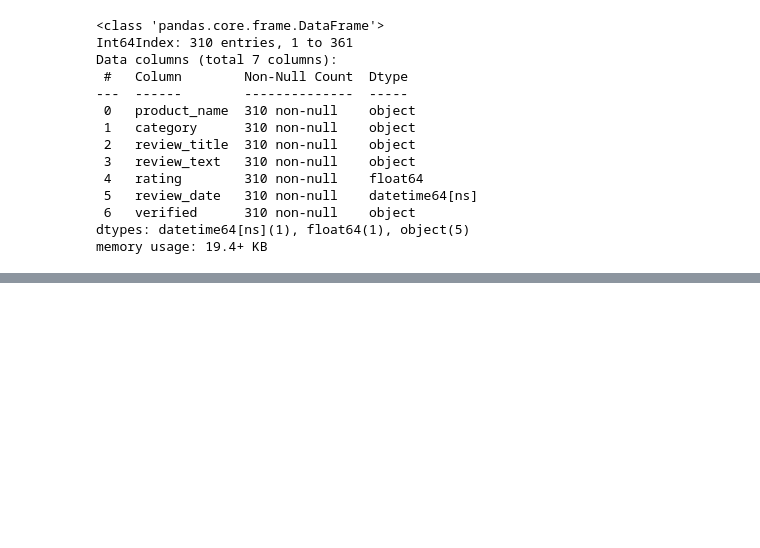
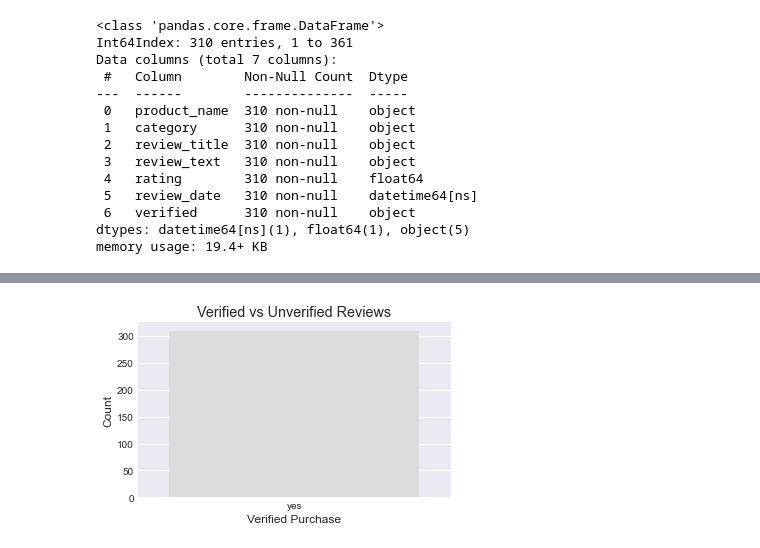
Before and after one commit to Assesa44/Kenya-Ecommerce-Reviews, a Jupyter notebook: Notebooks/analysis.ipynb, the cells around one changed output, grey strips where cells are left out. Cells and saved outputs as stored; diff of their text form; code cells hidden in the pictures; blank space fills up the shorter version.

```diff
--- a/Notebooks/analysis.ipynb
+++ b/Notebooks/analysis.ipynb
@@ -275,0 +341,10 @@ reviews.head()
+# %%
+# --- VERIFIED VS UNVERIFIED ---
+plt.figure(figsize=(5,3))
+sns.countplot(data=reviews, x='verified', palette='coolwarm')
+plt.title('Verified vs Unverified Reviews')
+plt.xlabel('Verified Purchase')
+plt.ylabel('Count')
+plt.show()
+# %% [output]
+[figure, added]
```
Also changed, not shown: parts of 23 cells of this notebook.
